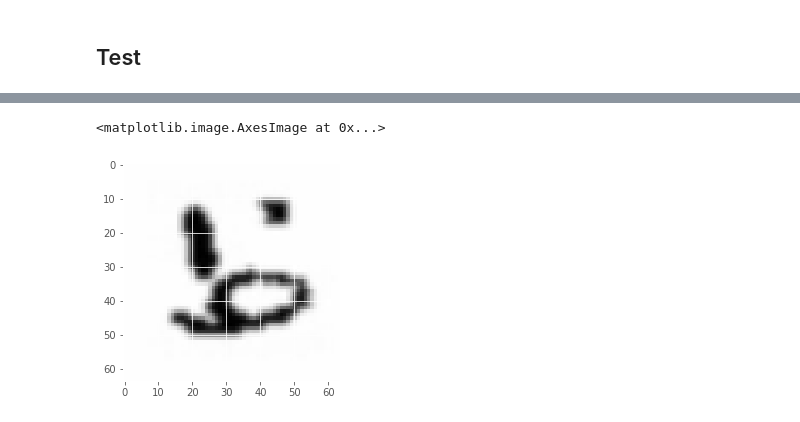
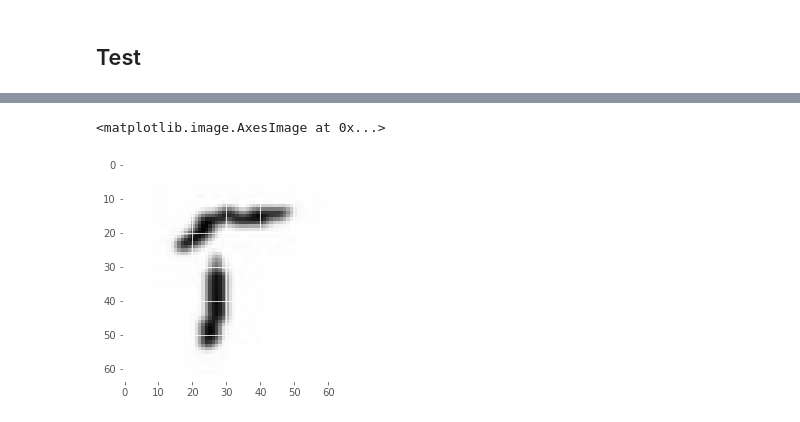
Before and after one commit to ali-f-alfa/Persian-Handwriting-Recognition, a Jupyter notebook: Persian_Handwriting_Character_Recognition_.ipynb, the cells around one changed output, grey strips where cells are left out. Drawn from its saved outputs; the diff is of its cells as text; code cells hidden in the pictures.

```diff
--- a/Persian_Handwriting_Character_Recognition_.ipynb
+++ b/Persian_Handwriting_Character_Recognition_.ipynb
@@ -241,14 +241,15 @@ json_file.close()
 loaded_model = keras.models.model_from_json(loaded_model_json)
 
 # load weights into new model
-loaded_model.load_weights("/content/drive/MyDrive/FinalProject/PersianCharacterRecognition/character_resnet_model_BestSave2.h5")
+loaded_model.load_weights("/content/drive/MyDrive/FinalProject/PersianCharacterRecognition/character_resnet_model.h5")
 print("Loaded model from disk")
 # %% [output]
 Loaded model from disk
 # %% [markdown]
 ## Test
 # %%
-image = cv2.imread("ZA4.jpg")
+image = cv2.imread("ALEF.jpg")
+image = cv2.cvtColor(image, cv2.COLOR_BGR2GRAY)
 image = cv2.resize(image, (64, 64))
 image = np.expand_dims(image, axis=0)
 list_dict_val = list((train_generator.class_indices.values()))
@@ -256,5 +257,5 @@ list_dict_key = list((train_generator.class_indices.keys()))
 
 print(list_dict_key[list_dict_val.index(np.argmax(loaded_model.predict(image), axis=-1))])
 
-plt.imshow(image[0, ..., 0], cmap='gray')
+plt.imshow(image[0], cmap='gray')
 # %% [output]
@@ -263,2 +264,2 @@ GHEIN
 <matplotlib.image.AxesImage at 0x...>
-[figure, old version]
+[figure, new version]
```
Also changed, not shown: parts of 6 cells of this notebook.
